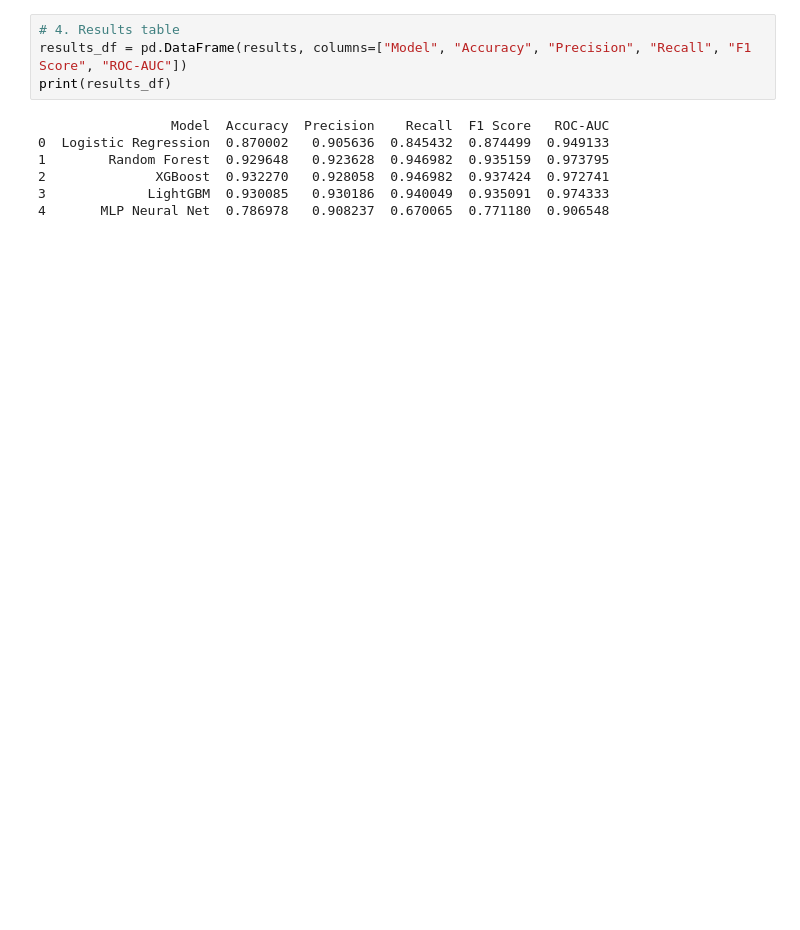
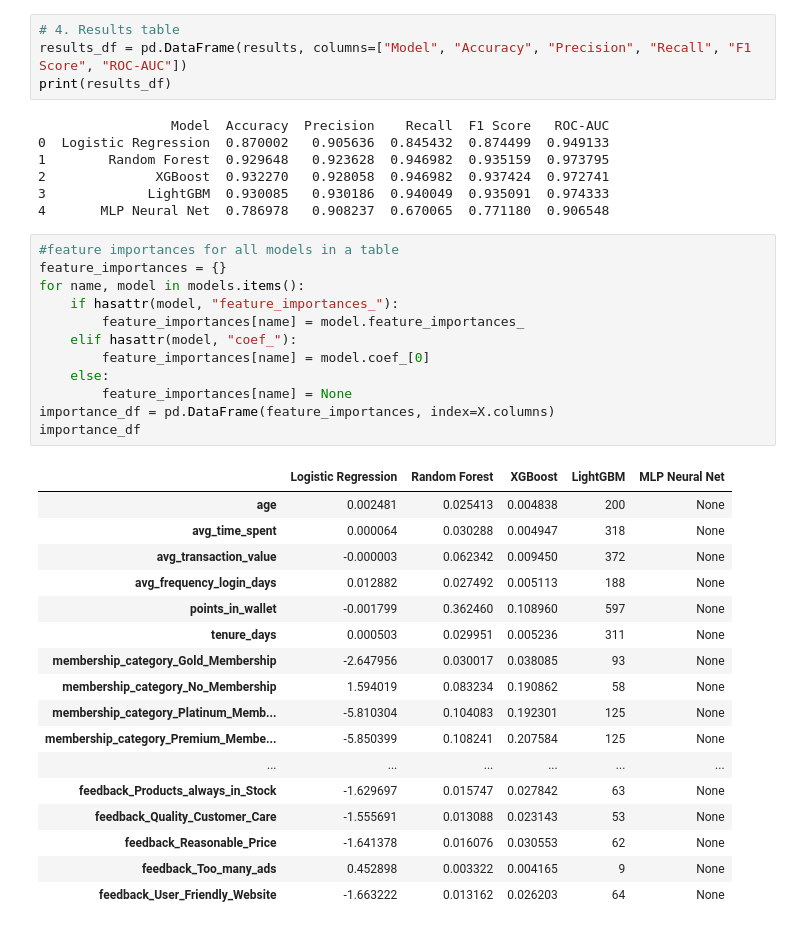
Before and after one commit to S-909/A-Machine-Learning-Approach-to-ISP-Churn-Prediction-in-Kenya, a Jupyter notebook: notebook.ipynb, the cells around one changed output. Cells and saved outputs as stored; diff of their text form; blank space fills up the shorter version.

```diff
--- a/notebook.ipynb
+++ b/notebook.ipynb
@@ -777,3 +778,33 @@ print(results_df)
 2              XGBoost  0.932270   0.928058  0.946982  0.937424  0.972741
 3             LightGBM  0.930085   0.930186  0.940049  0.935091  0.974333
 4       MLP Neural Net  0.786978   0.908237  0.670065  0.771180  0.906548
+# %%
+#feature importances for all models in a table
+feature_importances = {}
+for name, model in models.items():
+    if hasattr(model, "feature_importances_"):
+        feature_importances[name] = model.feature_importances_
+    elif hasattr(model, "coef_"):
+        feature_importances[name] = model.coef_[0]
+    else:
+        feature_importances[name] = None
+importance_df = pd.DataFrame(feature_importances, index=X.columns)
+importance_df
+# %% [output]
+|  | Logistic Regression | Random Forest | XGBoost | LightGBM | MLP Neural Net |
+| age | 0.002481 | 0.025413 | 0.004838 | 200 | None |
+| avg_time_spent | 0.000064 | 0.030288 | 0.004947 | 318 | None |
+| avg_transaction_value | -0.000003 | 0.062342 | 0.009450 | 372 | None |
+| avg_frequency_login_days | 0.012882 | 0.027492 | 0.005113 | 188 | None |
+| points_in_wallet | -0.001799 | 0.362460 | 0.108960 | 597 | None |
+| tenure_days | 0.000503 | 0.029951 | 0.005236 | 311 | None |
+| membership_category_Gold_Membership | -2.647956 | 0.030017 | 0.038085 | 93 | None |
+| membership_category_No_Membership | 1.594019 | 0.083234 | 0.190862 | 58 | None |
+| membership_category_Platinum_Memb... | -5.810304 | 0.104083 | 0.192301 | 125 | None |
+| membership_category_Premium_Membe... | -5.850399 | 0.108241 | 0.207584 | 125 | None |
+| ... | ... | ... | ... | ... | ... |
+| feedback_Products_always_in_Stock | -1.629697 | 0.015747 | 0.027842 | 63 | None |
+| feedback_Quality_Customer_Care | -1.555691 | 0.013088 | 0.023143 | 53 | None |
+| feedback_Reasonable_Price | -1.641378 | 0.016076 | 0.030553 | 62 | None |
+| feedback_Too_many_ads | 0.452898 | 0.003322 | 0.004165 | 9 | None |
+| feedback_User_Friendly_Website | -1.663222 | 0.013162 | 0.026203 | 64 | None |
```
Also changed, not shown: parts of 4 cells of this notebook, 2 other files.
